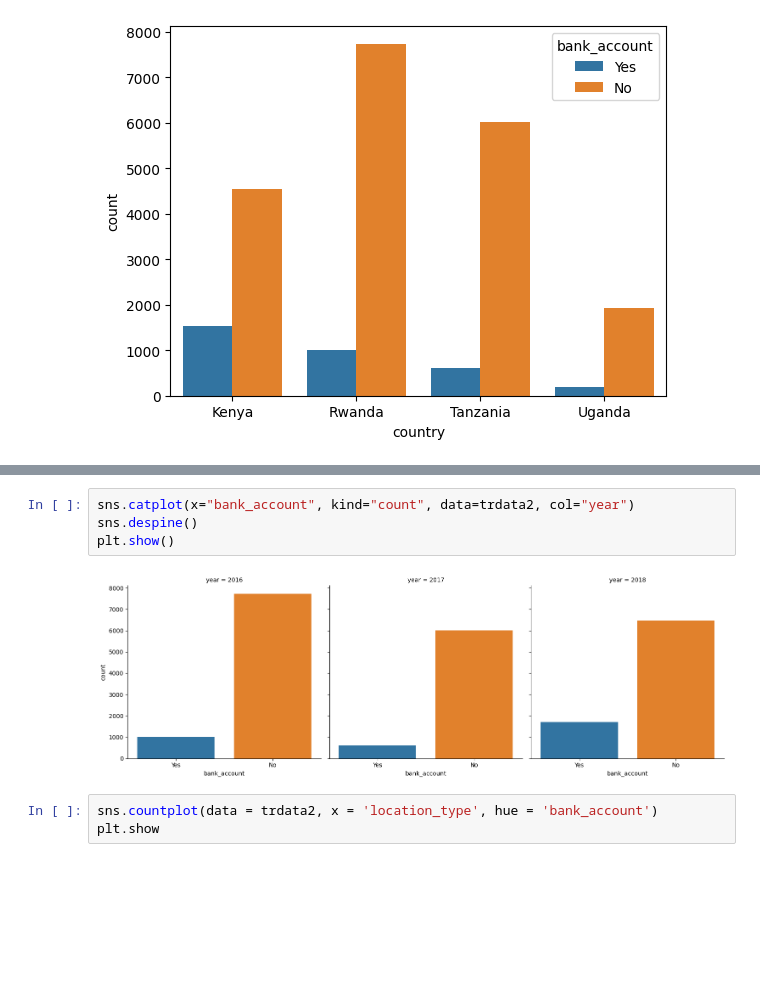
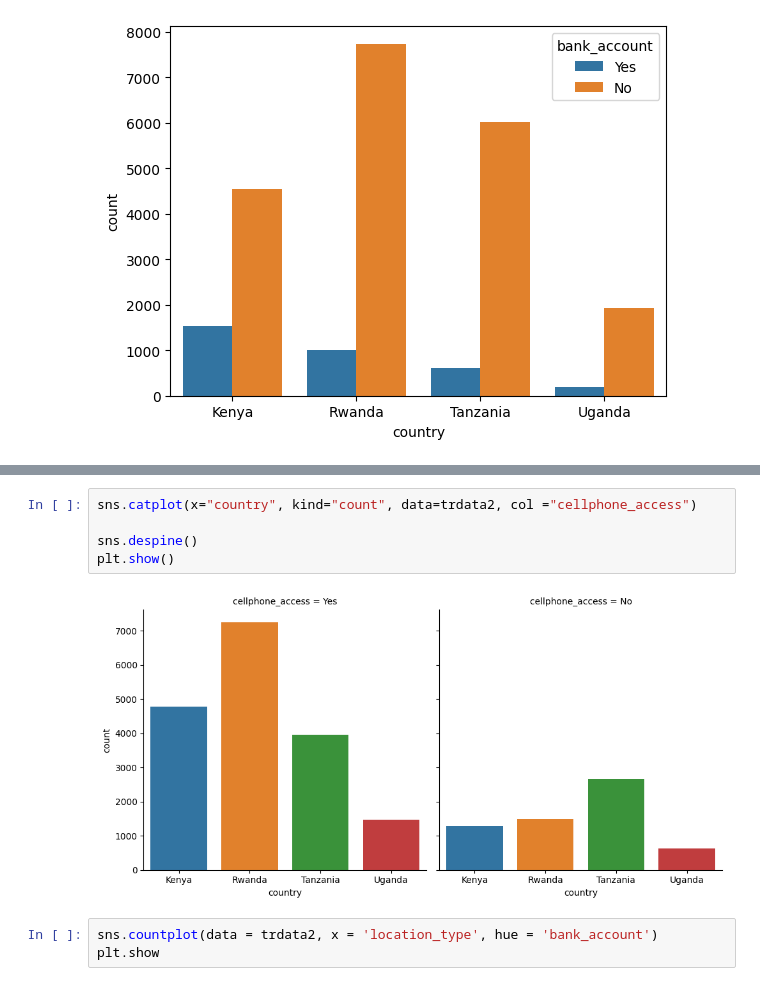
Before and after one commit to P-muriuki/Financial-Inclusion, a Jupyter notebook: Draft_Financial_Inclusion_Zindi.ipynb, the cells around one changed output, grey strips where cells are left out. Saved outputs shown, nothing was run; the diff lists cells and outputs as text; blank space fills up the shorter version.

```diff
--- a/Draft_Financial_Inclusion_Zindi.ipynb
+++ b/Draft_Financial_Inclusion_Zindi.ipynb
@@ -238,9 +294,10 @@ plt.show
 # %%
-sns.catplot(x="bank_account", kind="count", data=trdata2, col="year")
+sns.catplot(x="country", kind="count", data=trdata2, col ="cellphone_access")
+
 sns.despine()
 plt.show()
 # %% [output]
-[figure, old version]
+[figure, new version]
 # %%
 sns.countplot(data = trdata2, x = 'location_type', hue = 'bank_account')
 plt.show
```
Also changed, not shown: parts of 11 cells of this notebook.
